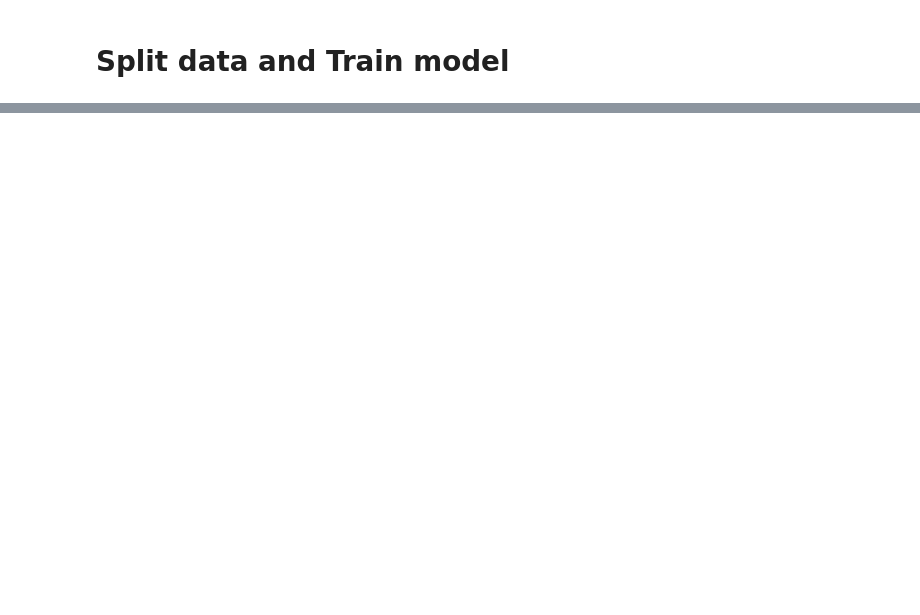
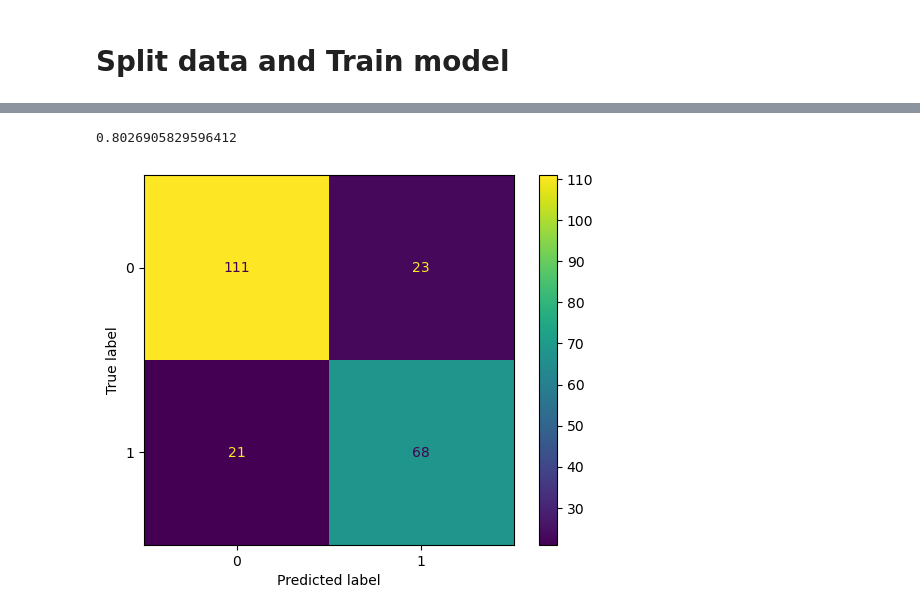
Before and after one commit to Unravel2802/TitanicSurvivor, a Jupyter notebook: PracticeTitanic.ipynb, the cells around one changed output, grey strips where cells are left out. Cells and saved outputs as stored; diff of their text form; code cells hidden in the pictures; blank space fills up the shorter version.

```diff
--- a/PracticeTitanic.ipynb
+++ b/PracticeTitanic.ipynb
@@ -103,0 +149,13 @@ X_train, X_test, y_train, y_test = train_test_split(X,y, random_state = 42)
+# %%
+from sklearn.ensemble import RandomForestClassifier
+model_RF = RandomForestClassifier(random_state=0).fit(X_train, y_train)
+y_RF = model_RF.predict(X_test)
+print(accuracy_score(y_test, y_RF))
+cm = confusion_matrix(y_test, y_RF, labels= model_RF.classes_)
+disp = ConfusionMatrixDisplay(confusion_matrix = cm,
+                        display_labels = model_RF.classes_)
+disp.plot()
+plt.show()
+# %% [output]
+0.8026905829596412
+[figure, added]
```
Also changed, not shown: parts of 9 cells of this notebook, 1 other file.
